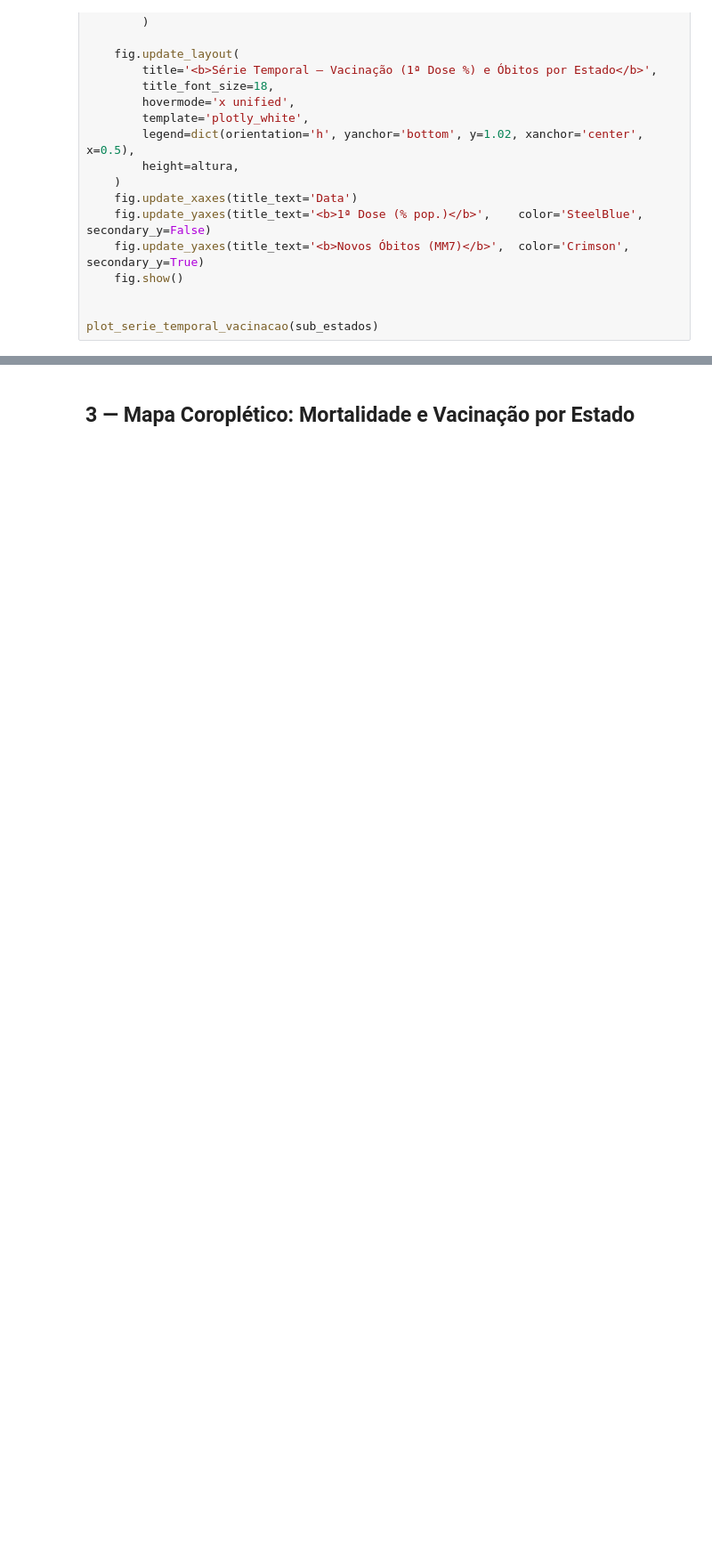
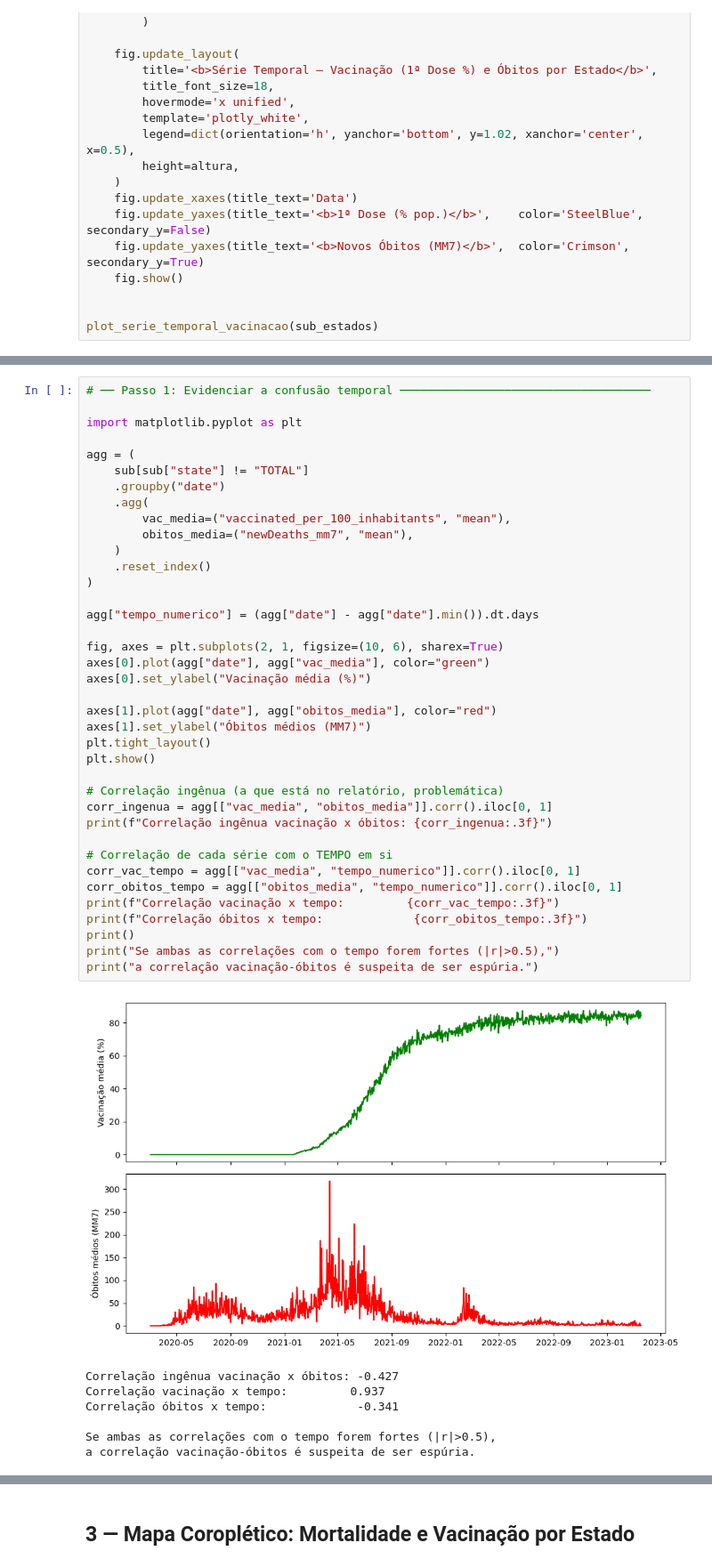
Before and after one commit to NightHuntress141/EP_USP_Analise_Dados_Covid, a Jupyter notebook: notebooks/01_exploracao.ipynb, the cells around one changed output, grey strips where cells are left out. Shown at 89% size. Saved outputs shown, nothing was run; the diff lists cells and outputs as text; blank space fills up the shorter version.

```diff
--- a/notebooks/01_exploracao.ipynb
+++ b/notebooks/01_exploracao.ipynb
@@ -839,0 +1168,46 @@ plot_serie_temporal_vacinacao(sub_estados)
+# %%
+# ── Passo 1: Evidenciar a confusão temporal ────────────────────────────────────
+
+import matplotlib.pyplot as plt
+
+agg = (
+    sub[sub["state"] != "TOTAL"]
+    .groupby("date")
+    .agg(
+        vac_media=("vaccinated_per_100_inhabitants", "mean"),
+        obitos_media=("newDeaths_mm7", "mean"),
+    )
+    .reset_index()
+)
+
+agg["tempo_numerico"] = (agg["date"] - agg["date"].min()).dt.days
+
+fig, axes = plt.subplots(2, 1, figsize=(10, 6), sharex=True)
+axes[0].plot(agg["date"], agg["vac_media"], color="green")
+axes[0].set_ylabel("Vacinação média (%)")
+
+axes[1].plot(agg["date"], agg["obitos_media"], color="red")
+axes[1].set_ylabel("Óbitos médios (MM7)")
+plt.tight_layout()
+plt.show()
+
+# Correlação ingênua (a que está no relatório, problemática)
+corr_ingenua = agg[["vac_media", "obitos_media"]].corr().iloc[0, 1]
+print(f"Correlação ingênua vacinação x óbitos: {corr_ingenua:.3f}")
+
+# Correlação de cada série com o TEMPO em si
+corr_vac_tempo = agg[["vac_media", "tempo_numerico"]].corr().iloc[0, 1]
+corr_obitos_tempo = agg[["obitos_media", "tempo_numerico"]].corr().iloc[0, 1]
+print(f"Correlação vacinação x tempo:         {corr_vac_tempo:.3f}")
+print(f"Correlação óbitos x tempo:             {corr_obitos_tempo:.3f}")
+print()
+print("Se ambas as correlações com o tempo forem fortes (|r|>0.5),")
+print("a correlação vacinação-óbitos é suspeita de ser espúria.")
+# %% [output]
+[figure, added]
+Correlação ingênua vacinação x óbitos: -0.427
+Correlação vacinação x tempo:         0.937
+Correlação óbitos x tempo:             -0.341
+
+Se ambas as correlações com o tempo forem fortes (|r|>0.5),
+a correlação vacinação-óbitos é suspeita de ser espúria.
```
Also changed, not shown: parts of 56 cells of this notebook, 1 other file.
